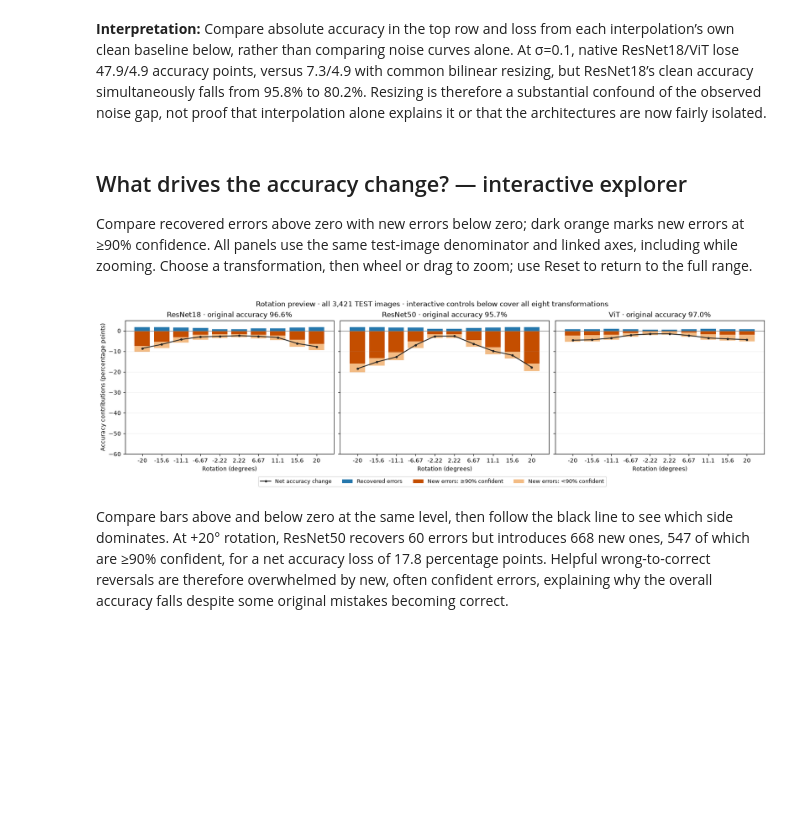
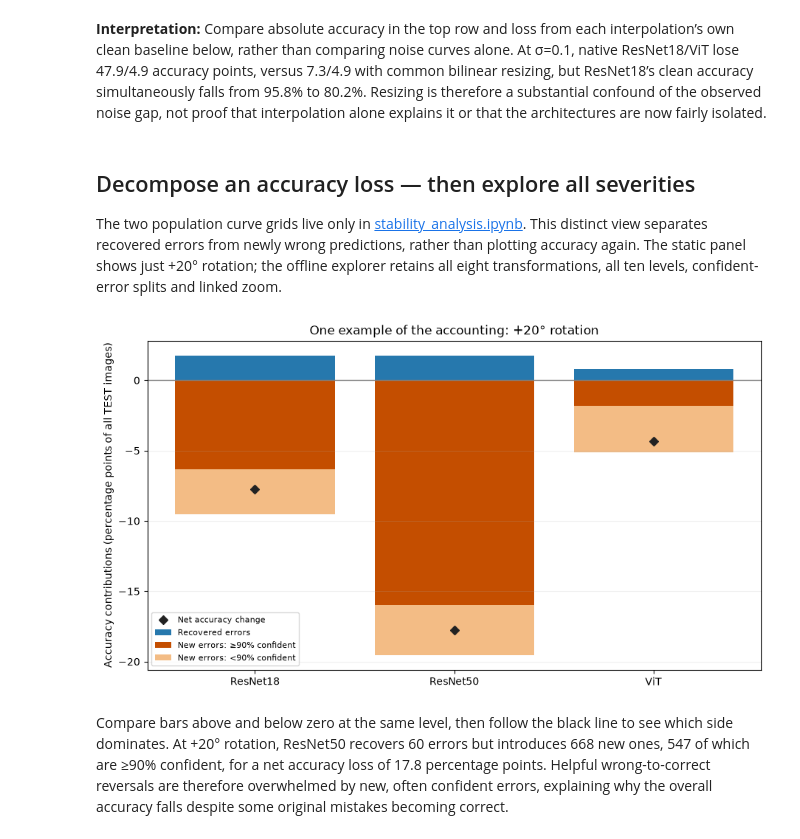
Before and after one commit to jseibezeder/AI_and_Visualization_Project, a Jupyter notebook: confidence_analysis.ipynb, the cells around one changed output. Drawn from its saved outputs; the diff is of its cells as text; code cells hidden in the pictures; blank space fills up the shorter version.

Commit message:
Finalize black-box analysis and TEST-only reproducible workflow

```diff
--- a/confidence_analysis.ipynb
+++ b/confidence_analysis.ipynb
@@ -266,14 +268,7 @@ Compare each reliability curve with the diagonal, where confidence equals observ
 # %%
-fig,axes=plt.subplots(3,2,figsize=(10,10),layout='constrained')
+rows=['| Model | HC errors matched | Unmatched | Mean confidence gap (pp) |','|---|---:|---:|---:|']
 for m,(name,pairs_m) in enumerate(zip(model_names,matched_pairs)):
-    preferred=pairs_m[np.isin(labels[pairs_m[:,0]],[3,6])]
-    pair=(preferred if len(preferred) else pairs_m)[0]
-    for role,(ax,i) in enumerate(zip(axes[m],pair)):
-        ax.imshow(images[i]);ax.set(xticks=[],yticks=[])
-        ax.set_title(f'{name} · '+('HC error' if role==0 else 'HC-correct control')+f' · #{i}\nTrue: {class_names[labels[i]]}',fontsize=9)
-        ax.set_xlabel(' | '.join(f'{n}: {predicted[k,i]} ({confidence[k,i]:.1%})' for k,n in enumerate(['R18','R50','ViT'])),fontsize=8)
     gaps=targeted[f'matching_{name}_confidence_gaps']
-    print(f'{name}: {len(pairs_m)}/{len(error_ids[m])} errors matched; mean confidence gap {100*gaps.mean():.3f} pp; unmatched {len(error_ids[m])-len(pairs_m)}')
-fig.suptitle('Rows match the named model only; other models may disagree · class IDs as above')
-plt.show()
+    rows.append(f'| {name} | {len(pairs_m)}/{len(error_ids[m])} | {len(error_ids[m])-len(pairs_m)} | {100*gaps.mean():.3f} |')
+display(Markdown('\n'.join(rows)))
 # %% [output]
@@ -347,9 +343,9 @@ vit nearest: clean 72.9%, σ=.1 59.7%; bilinear: clean 95.8%, σ=.1 91.0%; bicub
 # %% [markdown]
 **Interpretation:** Compare absolute accuracy in the top row and loss from each interpolation’s own clean baseline below, rather than comparing noise curves alone. At σ=0.1, native ResNet18/ViT lose 47.9/4.9 accuracy points, versus 7.3/4.9 with common bilinear resizing, but ResNet18’s clean accuracy simultaneously falls from 95.8% to 80.2%. Resizing is therefore a substantial confound of the observed noise gap, not proof that interpolation alone explains it or that the architectures are now fairly isolated.
 # %% [markdown]
-## What drives the accuracy change? — interactive explorer
+## Decompose an accuracy loss — then explore all severities
 
-Compare recovered errors above zero with new errors below zero; dark orange marks new errors at ≥90% confidence. All panels use the same test-image denominator and linked axes, including while zooming. Choose a transformation, then wheel or drag to zoom; use Reset to return to the full range.
+The two population curve grids live only in [stability_analysis.ipynb](stability_analysis.ipynb). This distinct view separates recovered errors from newly wrong predictions, rather than plotting accuracy again. The static panel shows just +20° rotation; the offline explorer retains all eight transformations, all ten levels, confident-error splits and linked zoom.
 # %%
 # Correctness changes explain accuracy; a switch between two wrong labels is not a gain or loss.
 transition_data = dict(n=len(labels), threshold=threshold, models=['ResNet18', 'ResNet50', 'ViT'], operations={})
@@ -360,52 +356,47 @@ operation_names = {'rotation': ('Rotation', 'degrees'), 'translation': ('Transla
 with np.load('predictions/stability.npz', allow_pickle=False) as saved:
     assert str(saved['split']) == 'test'
     np.testing.assert_array_equal(saved['indices'], np.arange(len(labels)))
     np.testing.assert_array_equal(saved['labels'], labels)
     np.testing.assert_array_equal(saved['baseline'], probabilities)
     was_correct = saved['baseline'].argmax(-1) == labels
     baseline_accuracy = 100 * was_correct.mean(-1)
     transition_data.update(baseline_accuracy=baseline_accuracy.tolist(),
                            baseline_errors=(~was_correct).sum(-1).tolist())
     for kind, (name, unit) in operation_names.items():
         p = saved[kind]
         now_correct = p.argmax(-1) == labels
         new_error = was_correct[:, None, None, :] & ~now_correct
         recovered = ~was_correct[:, None, None, :] & now_correct
         # Each original image has equal weight, including when noise has three repeats.
         counts = lambda mask: mask.mean(2).sum(-1)
         lost, gained = counts(new_error), counts(recovered)
         confident_lost = counts(new_error & (p.max(-1) >= threshold))
         np.testing.assert_allclose(baseline_accuracy[:, None] + 100 * (gained - lost) / len(labels),
                                    100 * now_correct.mean((2, 3)), atol=1e-10)
         assert (confident_lost <= lost).all()
         transition_data['operations'][kind] = dict(name=name, unit=unit, levels=saved[f'levels_{kind}'].tolist(),
             repeats=p.shape[2], lost=lost.tolist(), recovered=gained.tolist(), hc_lost=confident_lost.tolist())
 max_loss = max(np.max(op['lost']) for op in transition_data['operations'].values())
 max_gain = max(np.max(op['recovered']) for op in transition_data['operations'].values())
 transition_data.update(ymin=float(-10 * np.ceil(100 * max_loss / len(labels) / 10)),
                        ymax=float(max(5, 5 * np.ceil(100 * max_gain / len(labels) / 5))))
 
-# A static rotation preview remains readable on GitHub; the explorer below includes all operations.
-preview = transition_data['operations']['rotation']
-x = np.arange(len(preview['levels']))
-fig, axes = plt.subplots(1, 3, figsize=(16, 4.5), sharey=True, layout='constrained')
-for m, ax in enumerate(axes):
-    gained, lost, hc = [100 * np.asarray(preview[key])[m] / len(labels) for key in ['recovered', 'lost', 'hc_lost']]
-    ax.bar(x, gained, color='#2678ad', label='Recovered errors')
-    ax.bar(x, -hc, color='#c44e00', label=f'New errors: ≥{threshold:.0%} confident')
-    ax.bar(x, -(lost - hc), bottom=-hc, color='#f3bc85', label=f'New errors: <{threshold:.0%} confident')
-    ax.plot(x, gained - lost, 'o-', color='#222', ms=3, label='Net accuracy change')
-    ax.axhline(0, color='gray', lw=1)
-    ax.set(title=f'{transition_data["models"][m]} · original accuracy {baseline_accuracy[m]:.1f}%',
-           xticks=x, xticklabels=[f'{v:.3g}' for v in preview['levels']], xlabel='Rotation (degrees)',
-           ylim=(transition_data['ymin'], transition_data['ymax']))
-    ax.grid(axis='y', alpha=0.2)
-axes[0].set_ylabel('Accuracy contributions (percentage points)')
-fig.legend(*axes[0].get_legend_handles_labels(), loc='outside lower center', ncol=4, fontsize=9)
-fig.suptitle(f'Rotation preview · all {len(labels):,} TEST images · interactive controls below cover all eight transformations')
+# One representative level for static viewers; all ten levels remain in the offline explorer.
+preview=transition_data['operations']['rotation'];j=int(np.flatnonzero(np.isclose(preview['levels'],20))[0])
+gained,lost,hc=[100*np.asarray(preview[key])[:,j]/len(labels) for key in ['recovered','lost','hc_lost']]
+x=np.arange(3)
+fig,ax=plt.subplots(figsize=(9,5),layout='constrained')
+ax.bar(x,gained,color='#2678ad',label='Recovered errors')
+ax.bar(x,-hc,color='#c44e00',label='New errors: ≥90% confident')
+ax.bar(x,-(lost-hc),bottom=-hc,color='#f3bc85',label='New errors: <90% confident')
+ax.plot(x,gained-lost,'D',color='#222',label='Net accuracy change')
+ax.axhline(0,color='gray',lw=1)
+ax.set(title='One example of the accounting: +20° rotation',xticks=x,xticklabels=transition_data['models'],
+       ylabel='Accuracy contributions (percentage points of all TEST images)')
+ax.grid(axis='y',alpha=.2);ax.legend(fontsize=8,loc='lower left')
 plt.show()
 # %% [output]
-[figure, old version]
+[figure, new version]
 # %% [markdown]
 Compare bars above and below zero at the same level, then follow the black line to see which side dominates. At +20° rotation, ResNet50 recovers 60 errors but introduces 668 new ones, 547 of which are ≥90% confident, for a net accuracy loss of 17.8 percentage points. Helpful wrong-to-correct reversals are therefore overwhelmed by new, often confident errors, explaining why the overall accuracy falls despite some original mistakes becoming correct.
 # %%
```
Also changed, not shown: parts of 8 cells of this notebook, 5 other files.
